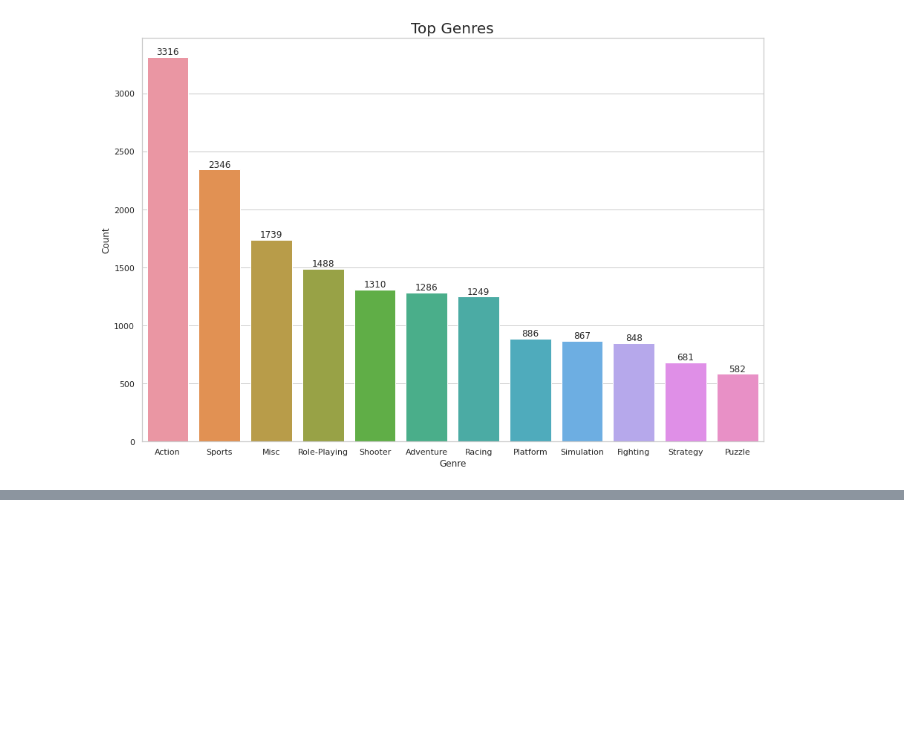
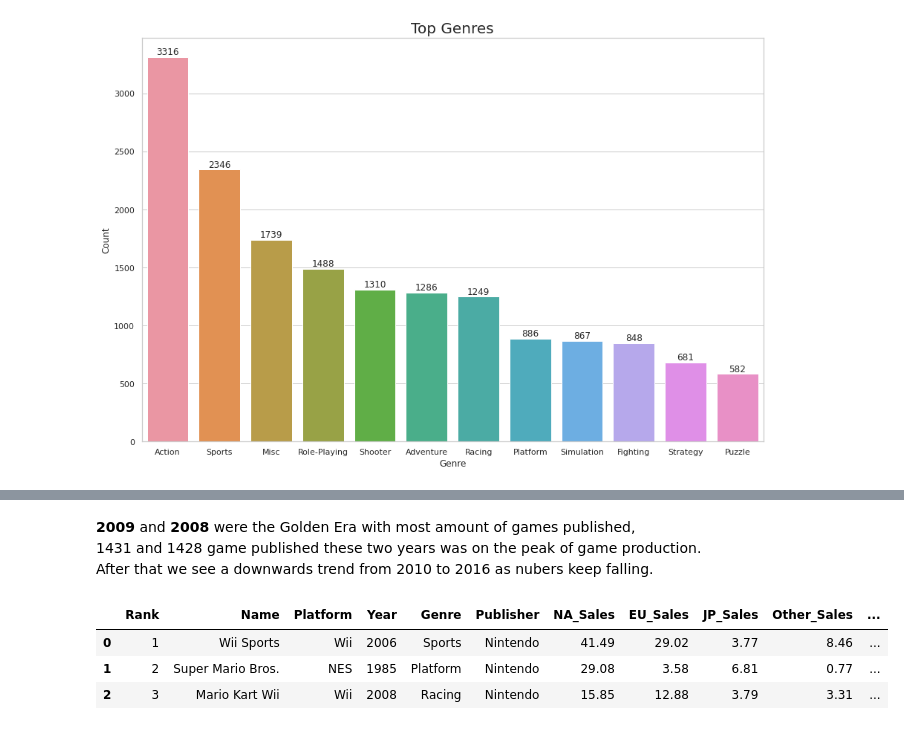
Before and after one commit to ayushash1/kaggle_notebooks, a Jupyter notebook: videogames.ipynb, the cells around one changed output, grey strips where cells are left out. Saved outputs shown, nothing was run; the diff lists cells and outputs as text; code cells hidden in the pictures; blank space fills up the shorter version.

```diff
--- a/videogames.ipynb
+++ b/videogames.ipynb
@@ -159,0 +140,11 @@ plt.figure(figsize=(10,15))
+# %% [markdown]
+**2009** and **2008** were the Golden Era with most amount of games published,
+1431 and 1428 game published these two years was on the peak of game production.
+After that we see a downwards trend from 2010 to 2016 as nubers keep falling.
+# %%
+df.head(3)
+# %% [output]
+|  | Rank | Name | Platform | Year | Genre | Publisher | NA_Sales | EU_Sales | JP_Sales | Other_Sales | ... |
+| 0 | 1 | Wii Sports | Wii | 2006 | Sports | Nintendo | 41.49 | 29.02 | 3.77 | 8.46 | ... |
+| 1 | 2 | Super Mario Bros. | NES | 1985 | Platform | Nintendo | 29.08 | 3.58 | 6.81 | 0.77 | ... |
+| 2 | 3 | Mario Kart Wii | Wii | 2008 | Racing | Nintendo | 15.85 | 12.88 | 3.79 | 3.31 | ... |
```
Also changed, not shown: parts of 13 cells of this notebook.
